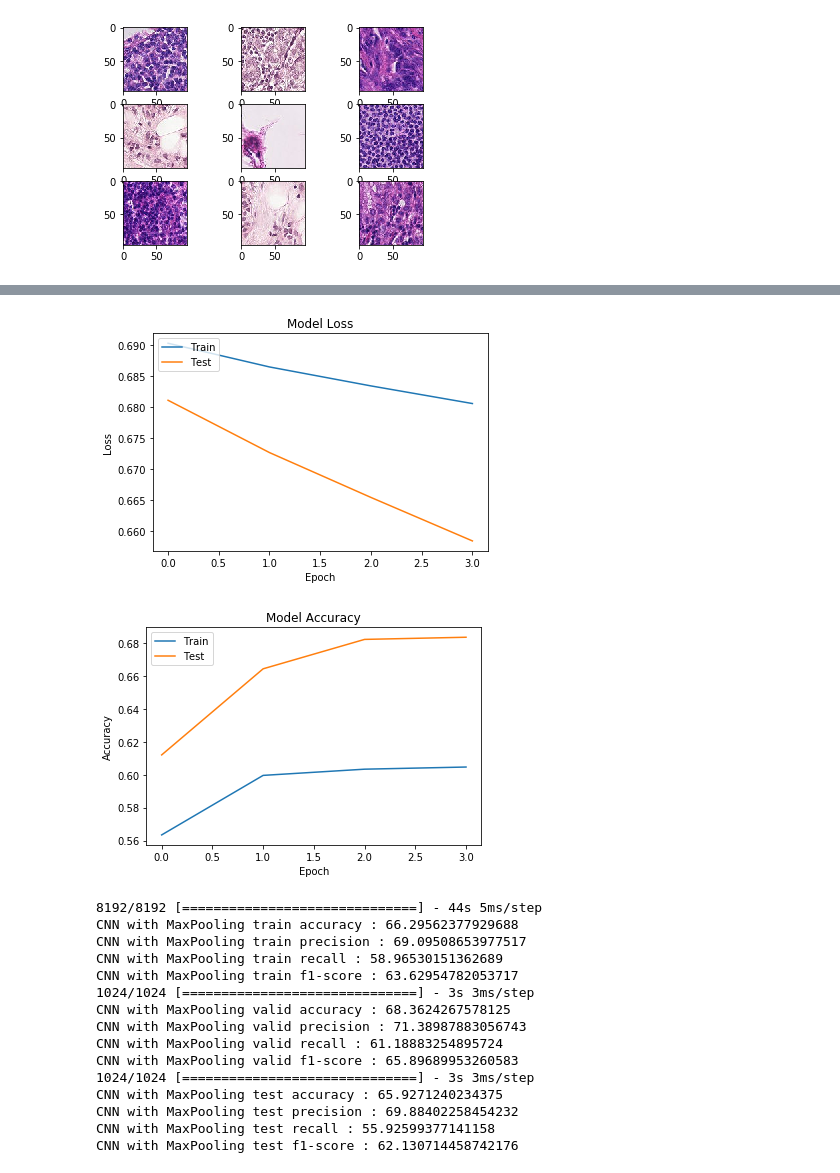
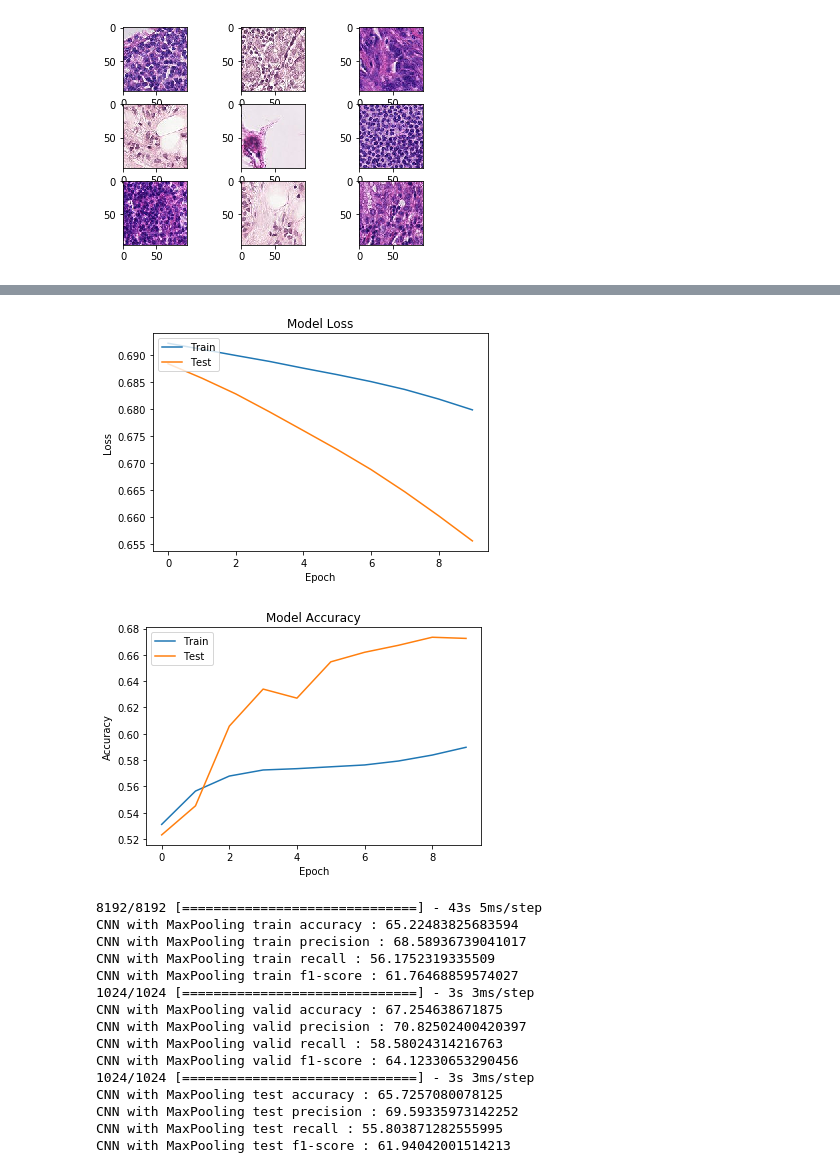
Before and after one commit to allnes/pcam_train, a Jupyter notebook: pcam_cnn_maxpooling.ipynb, the cells around one changed output, grey strips where cells are left out. Saved outputs shown, nothing was run; the diff lists cells and outputs as text; code cells hidden in the pictures.

```diff
--- a/pcam_cnn_maxpooling.ipynb
+++ b/pcam_cnn_maxpooling.ipynb
@@ -146,7 +153,7 @@ name_model = 'CNN with MaxPooling'
 model = Sequential([
     # --------------------------------------------------------------------#
     # CONV => RELU => POOL
-		Conv2D(64, (3, 3), padding="same", input_shape=new_shape),
+		Conv2D(32, (3, 3), padding="same", input_shape=new_shape),
 		Activation("relu"),
 		# BatchNormalization(),
 		MaxPooling2D(pool_size=(3, 3)),
@@ -156,10 +163,10 @@ model = Sequential([
 		# Conv2D(64, (3, 3), padding="same"),
 		# Activation("relu"),
 		# BatchNormalization(),
-		# Conv2D(64, (3, 3), padding="same"),
-		# Activation("relu"),
+		Conv2D(64, (3, 3), padding="same"),
+		Activation("relu"),
 		# BatchNormalization(),
-		# MaxPooling2D(pool_size=(2, 2)),
+		MaxPooling2D(pool_size=(2, 2)),
 		# Dropout(0.25),
     # --------------------------------------------------------------------#
 		# (CONV => RELU) * 2 => POOL
@@ -216,7 +223,7 @@ batch_size = 4096
 history = model.fit_generator(
     datagen.flow(x_train, y_train, batch_size=batch_size),
     steps_per_epoch=len(x_train) // batch_size,
-    epochs=4,
+    epochs=10,
     shuffle='batch',
     use_multiprocessing=True,
     validation_data=preproc.flow(x_valid, y_valid, batch_size=batch_size)
@@ -249,17 +256,17 @@ Epoch 4/4
-[figure, old version]
+[figure, new version]
-[figure, old version]
+[figure, new version]
-8192/8192 [==============================] - 44s 5ms/step
-CNN with MaxPooling train accuracy : 66.29562377929688
-CNN with MaxPooling train precision : 69.09508653977517
-CNN with MaxPooling train recall : 58.96530151362689
-CNN with MaxPooling train f1-score : 63.62954782053717
+8192/8192 [==============================] - 43s 5ms/step
+CNN with MaxPooling train accuracy : 65.22483825683594
+CNN with MaxPooling train precision : 68.58936739041017
+CNN with MaxPooling train recall : 56.1752319335509
+CNN with MaxPooling train f1-score : 61.76468859574027
 1024/1024 [==============================] - 3s 3ms/step
-CNN with MaxPooling valid accuracy : 68.3624267578125
-CNN with MaxPooling valid precision : 71.38987883056743
-CNN with MaxPooling valid recall : 61.18883254895724
-CNN with MaxPooling valid f1-score : 65.89689953260583
+CNN with MaxPooling valid accuracy : 67.254638671875
+CNN with MaxPooling valid precision : 70.82502400420397
+CNN with MaxPooling valid recall : 58.58024314216763
+CNN with MaxPooling valid f1-score : 64.12330653290456
 1024/1024 [==============================] - 3s 3ms/step
-CNN with MaxPooling test accuracy : 65.9271240234375
-CNN with MaxPooling test precision : 69.88402258454232
-CNN with MaxPooling test recall : 55.92599377141158
-CNN with MaxPooling test f1-score : 62.130714458742176
+CNN with MaxPooling test accuracy : 65.7257080078125
+CNN with MaxPooling test precision : 69.59335973142252
+CNN with MaxPooling test recall : 55.803871282555995
+CNN with MaxPooling test f1-score : 61.94042001514213
```
Also changed, not shown: parts of 2 cells of this notebook.
